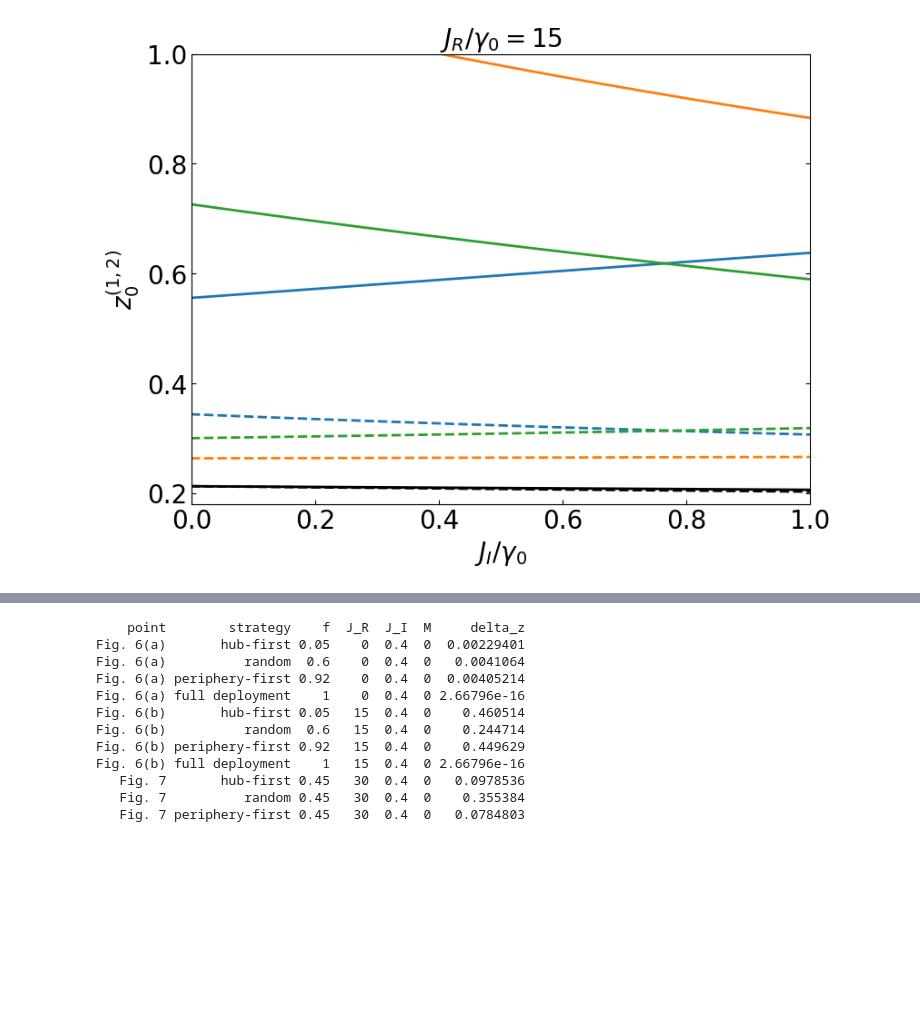
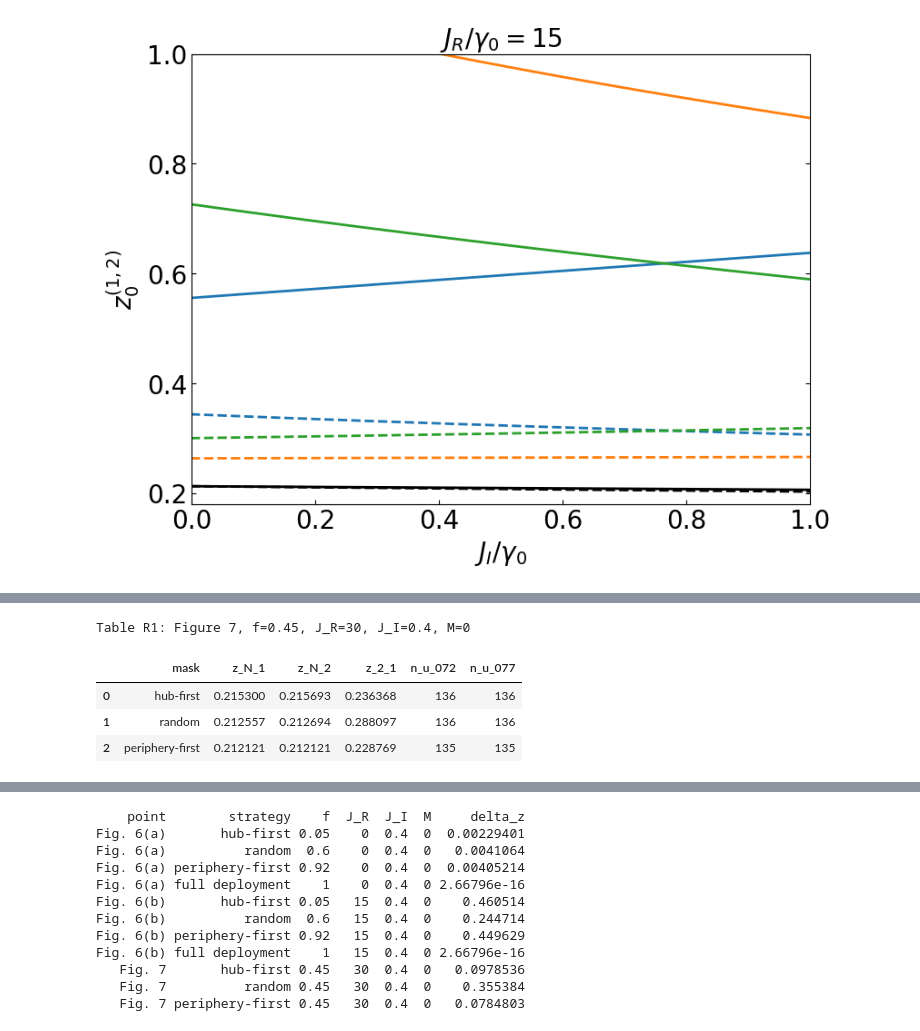
Before and after one commit to PVZ-creator/AI-strategies, a Jupyter notebook: Modeling_AI_strategies.ipynb, the cells around one changed output, grey strips where cells are left out. Drawn from its saved outputs; the diff is of its cells as text; code cells hidden in the pictures; blank space fills up the shorter version.

```diff
--- a/Modeling_AI_strategies.ipynb
+++ b/Modeling_AI_strategies.ipynb
@@ -1372,0 +1421,27 @@ plt.show()
+# %%
+# Table R1, Figure 7 parameters
+from IPython.display import display
+
+r2_R1_rows = []
+with threadpool_limits(limits=1):
+    for name in r2_names:
+        eps = np.asarray(results[name]["eps"], dtype=float).copy()
+        if not np.all(np.isin(eps, [0., 1.])) or not np.isclose(eps.mean(), 0.45):
+            raise ValueError("Table R1 requires the original Figure 7 masks at f=0.45.")
+        ev, gr, zfull, zred = r2_spectrum(r2_A, r2_u, eps, 30.0, 0.4)
+        if len(zfull) < 2 or len(zred) < 1:
+            raise RuntimeError("Insufficient positive thresholds.")
+        r2_R1_rows.append(dict(
+            mask=name.lower(), z_N_1=zfull[0], z_N_2=zfull[1], z_2_1=zred[0],
+            n_u_072=int(np.sum(-Gamma + 0.72*ev.real > 1e-8)),
+            n_u_077=int(np.sum(-Gamma + 0.77*ev.real > 1e-8))))
+
+r2_R1_table = pd.DataFrame(r2_R1_rows)
+print("Table R1: Figure 7, f=0.45, J_R=30, J_I=0.4, M=0")
+display(r2_R1_table.round(6))
+# %% [output]
+Table R1: Figure 7, f=0.45, J_R=30, J_I=0.4, M=0
+|  | mask | z_N_1 | z_N_2 | z_2_1 | n_u_072 | n_u_077 |
+| 0 | hub-first | 0.215300 | 0.215693 | 0.236368 | 136 | 136 |
+| 1 | random | 0.212557 | 0.212694 | 0.288097 | 136 | 136 |
+| 2 | periphery-first | 0.212121 | 0.212121 | 0.228769 | 135 | 135 |
```
Also changed, not shown: parts of 9 cells of this notebook.
